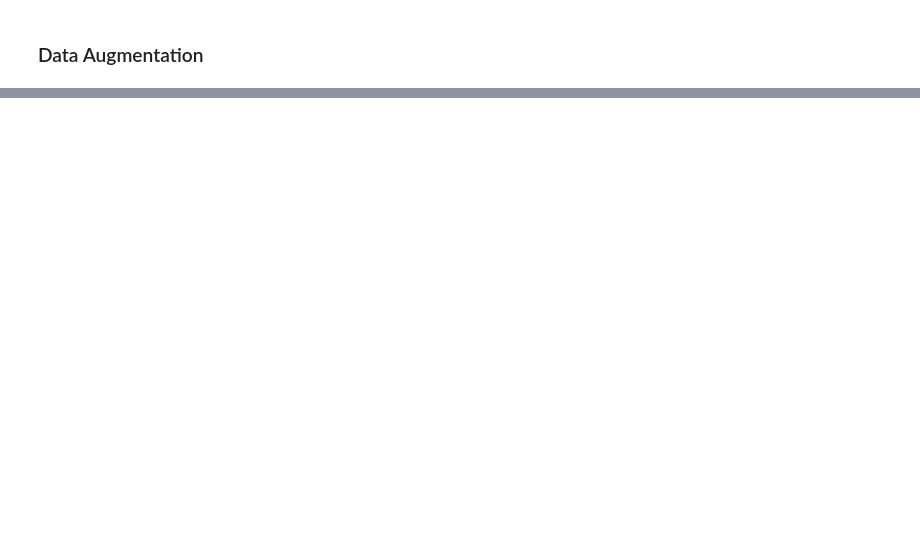
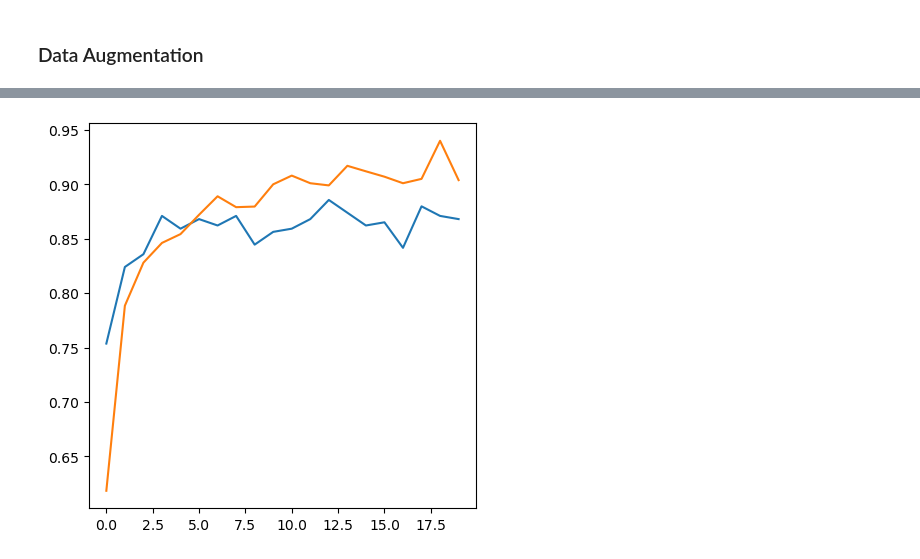
Before and after one commit to maclavijo/MLZoomcamp, a Jupyter notebook: Week9/Fashion - NeuralNets.ipynb, the cells around one changed output, grey strips where cells are left out. Saved outputs shown, nothing was run; the diff lists cells and outputs as text; code cells hidden in the pictures; blank space fills up the shorter version.

```diff
--- a/Week9/Fashion - NeuralNets.ipynb
+++ b/Week9/Fashion - NeuralNets.ipynb
@@ -516,0 +446,33 @@ img2
+# %%
+inputs = keras.Input(shape=(300,300,3))
+base = base_model(inputs, training=False)
+
+#last_layer_out = base_model.get_layer('mixed7')
+#last_layer_out = base_model.get_layer('add_70')
+#base = last_layer_out.output
+#x = layers.Flatten()(base_model.output)
+vectors = keras.layers.GlobalAveragePooling2D()(base)
+
+#x = layers.Dense(16, activation='relu')(x)
+inner = keras.layers.Dense(128, activation='relu')(vectors)
+drop = keras.layers.Dropout(0.2)(inner)
+outputs = keras.layers.Dense(10)(drop)
+#model = keras.Model(inputs, outputs)
+
+from tensorflow.keras import Model
+
+#modelx = Model(base_model.input, x)
+modelx = Model(inputs, outputs)
+
+optimizer = keras.optimizers.Adam(learning_rate=0.001)
+loss = keras.losses.CategoricalCrossentropy(from_logits=True)
+
+modelx.compile(optimizer=optimizer, loss=loss, metrics=['accuracy'])
+# %%
+history = modelx.fit(train_ds,
+                     validation_data=val_ds,
+                     steps_per_epoch=50,
+                     epochs=20,
+                     #validation_steps=5,
+                     #verbose=2
+                    )
@@ -516,0 +497,9 @@ img2
+# %%
+fig, ax = plt.subplots(figsize=(5, 5))
+
+ax = plt.plot(history.history['val_accuracy'], label='Val')
+ax = plt.plot(history.history['accuracy'], label='Train')
+
+plt.show()
+# %% [output]
+[figure, added]
```
Also changed, not shown: parts of 38 cells of this notebook.
